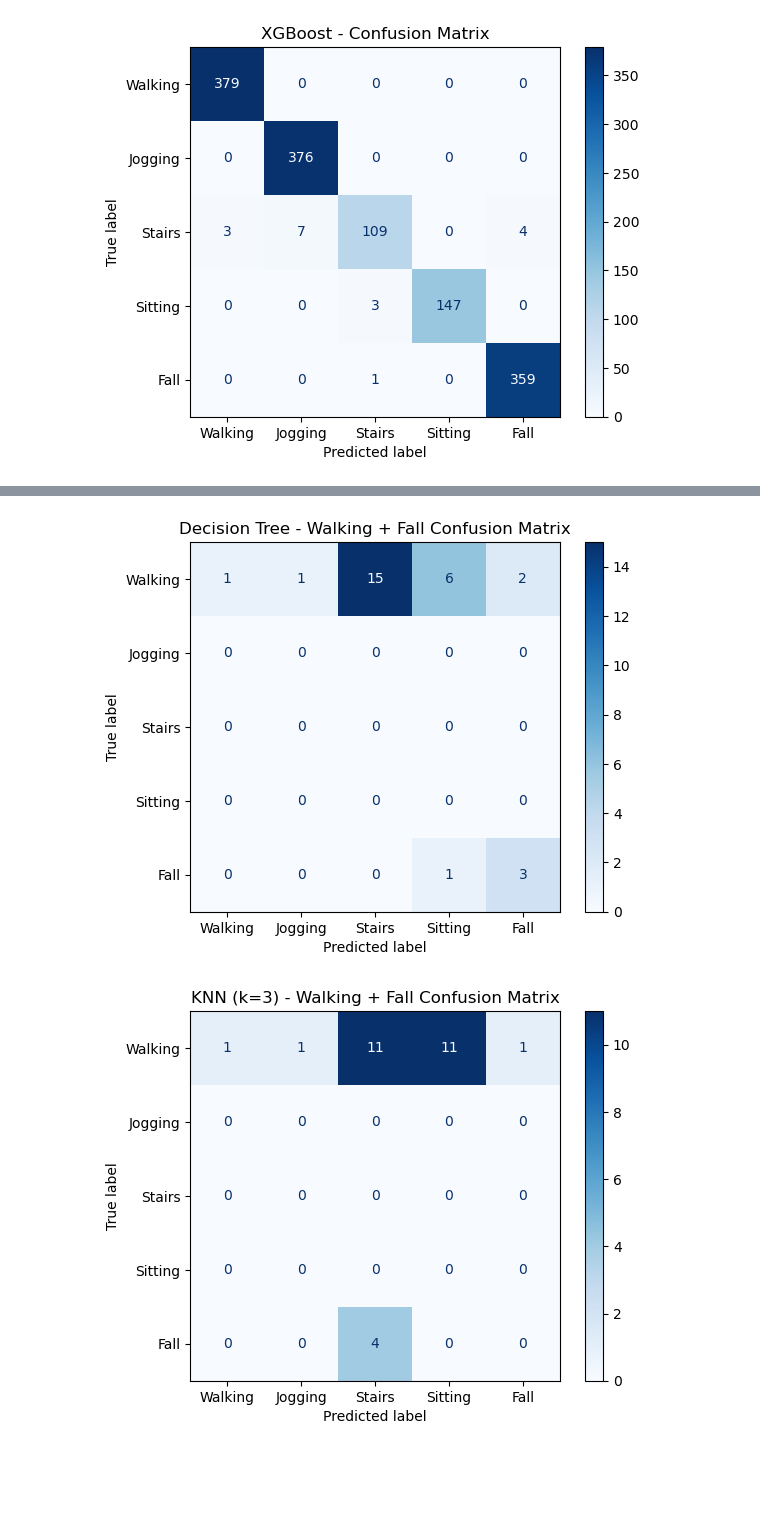
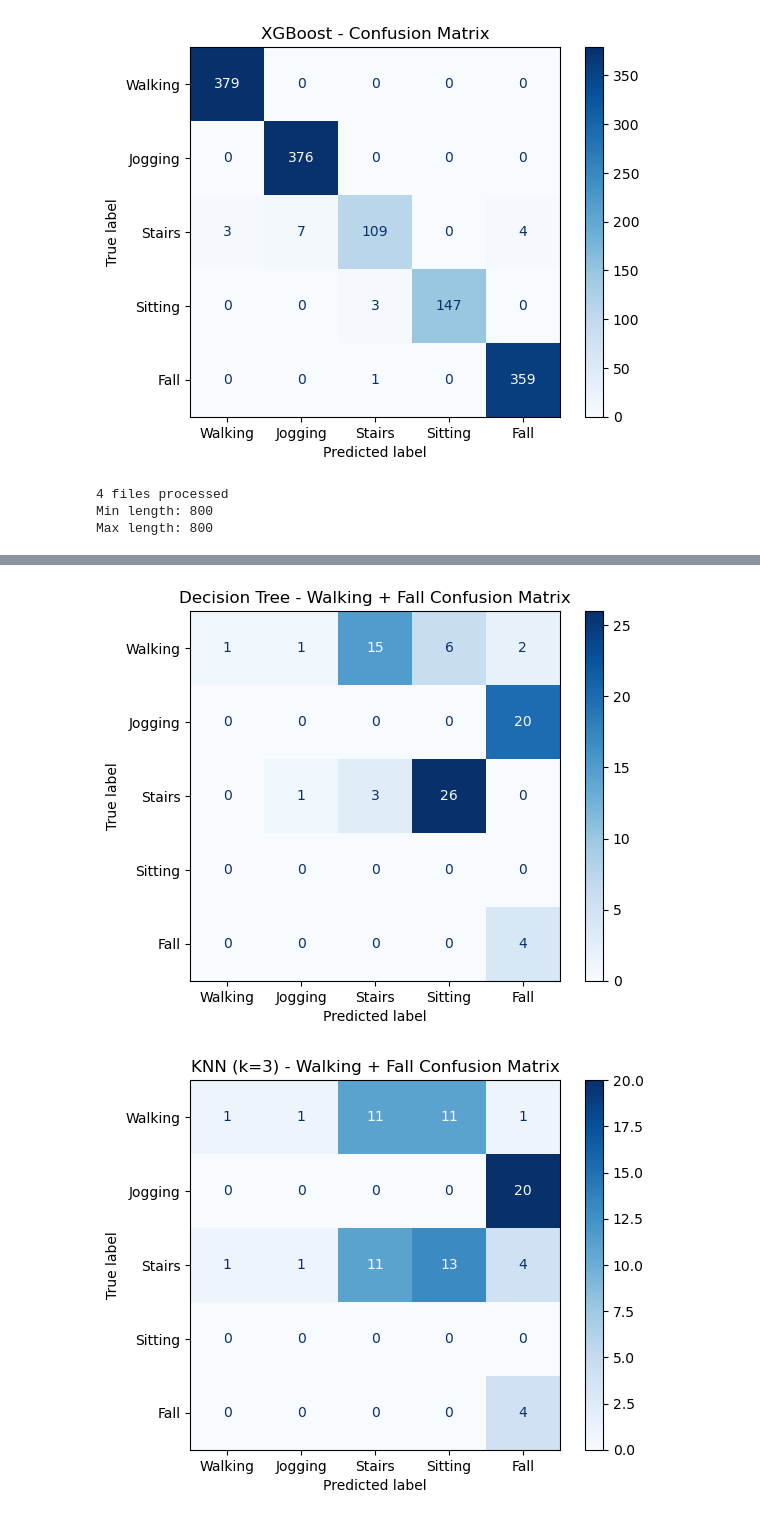
Before and after one commit to AliShrz/earpiece-fall-detection, a Jupyter notebook: trimmed_dataset.ipynb, the cells around one changed output, grey strips where cells are left out. Cells and saved outputs as stored; diff of their text form; code cells hidden in the pictures; blank space fills up the shorter version.

```diff
--- a/trimmed_dataset.ipynb
+++ b/trimmed_dataset.ipynb
@@ -579,29 +579,80 @@ from sklearn.metrics import confusion_matrix, ConfusionMatrixDisplay
 
 
 # Load walking data
-earpiece_data = pd.read_csv('earpiece/walking_7.csv')
-e_data_walk = earpiece_data[['X', 'Y', 'Z']].T.values
+earpiece_walk_data = pd.read_csv('earpiece/walking_7.csv')
+e_data_walk = earpiece_walk_data[['X', 'Y', 'Z']].T.values
 
-# Segment walking data into chunks of 800 samples
+earpiece_jogging_data = pd.read_csv('earpiece/jogging_3.csv')
+e_data_jogging = earpiece_jogging_data[['X', 'Y', 'Z']].T.values
+
+earpiece_stairs_data = pd.read_csv('earpiece/stairs_7.csv')
+e_data_stairs = earpiece_stairs_data[['X', 'Y', 'Z']].T.values
+
+# Segment data into chunks of 800 samples
 list_of_walk_segments = [
     e_data_walk[:, i*800:(i+1)*800].reshape(-1)
     for i in range(e_data_walk.shape[1] // 800)
 ]
+
+list_of_jogging_segments = [
+    e_data_jogging[:, i*800:(i+1)*800].reshape(-1)
+    for i in range(e_data_jogging.shape[1] // 800)
+]
+
+list_of_stairs_segments = [
+    e_data_stairs[:, i*800:(i+1)*800].reshape(-1)
+    for i in range(e_data_stairs.shape[1] // 800)
+]
+
 walk_data_array = np.stack(list_of_walk_segments)
 walk_features = np.array([extract_features(seg.reshape(3, 800)) for seg in walk_data_array])
 walk_labels = [0] * len(walk_features)  # 0 = walking
 
+jogging_data_array = np.stack(list_of_jogging_segments)
+jogging_features = np.array([extract_features(seg.reshape(3, 800)) for seg in jogging_data_array])
+jogging_labels = [1] * len(jogging_features)  # 1 = jogging
+
+stairs_data_array = np.stack(list_of_stairs_segments)
+stairs_features = np.array([extract_features(seg.reshape(3, 800)) for seg in stairs_data_array])
+stairs_labels = [2] * len(stairs_features)  # 2 = stairs
+
+
+
 # Load fall data (not segmented)
+# walk_files = ['walking_1.csv', 'walking_4.csv', 'walking_5.csv', 'walking_6.csv', 'walking_7.csv']
+# # walk_files = ['walking_1.csv', 'walking_2.csv', 'walking_3.csv', 'walking_4.csv', 'walking_5.csv', 'walking_6.csv', 'walking_7.csv']
+# walk_data_list = [pd.read_csv(f'earpiece/{f}')[['X', 'Y', 'Z']].T.values for f in walk_files]
+
+# # jogging_files = ['jogging_1.csv', 'jogging_2.csv', 'jogging_3.csv']
+# jogging_files = ['jogging_3.csv']
+# jogging_data_list = [pd.read_csv(f'earpiece/{f}')[['X', 'Y', 'Z']].T.values for f in jogging_files]
+
+# # stairs_files = ['stairs_1.csv', 'stairs_2.csv', 'stairs_3.csv', 'stairs_4.csv', 'stairs_5.csv', 'stairs_6.csv', 'stairs_7.csv', 'stairs_8.csv']
+# stairs_files = ['stairs_1.csv', 'stairs_2.csv', 'stairs_3.csv', 'stairs_4.csv', 'stairs_6.csv', 'stairs_7.csv', 'stairs_8.csv']
+# stairs_data_list = [pd.read_csv(f'earpiece/{f}')[['X', 'Y', 'Z']].T.values for f in stairs_files]
+
 fall_files = ['earpiece/fall_1.csv', 'earpiece/fall_2.csv', 'earpiece/fall_3.csv', 'earpiece/fall_4.csv']
 fall_data_list = [pd.read_csv(f)[['X', 'Y', 'Z']].T.values for f in fall_files]
 
+fall_data_list = fn.keep_from_peak(fall_data_list, 400)
+
+
 # Fall data assumed to be already shaped (3, 800)
+# walk_features = np.array([extract_features(seg) for seg in walk_data_list])
+# walk_labels = [0] * len(walk_features)  # 0 = walking
+
+# jogging_features = np.array([extract_features(seg) for seg in jogging_data_list])
+# jogging_labels = [1] * len(jogging_features)  # 1 = jogging
+
+# stairs_features = np.array([extract_features(seg) for seg in stairs_data_list])
+# stairs_labels = [2] * len(stairs_features)  # 2 = stairs
+
 fall_features = np.array([extract_features(seg) for seg in fall_data_list])
 fall_labels = [4] * len(fall_features)  # 4 = fall
 
 # Combine walking and fall features and labels
-X_combined = np.vstack([walk_features, fall_features])
-y_combined = np.array(walk_labels + fall_labels)
+X_combined = np.vstack([walk_features, jogging_features, stairs_features, fall_features])
+y_combined = np.array(walk_labels + jogging_labels + stairs_labels + fall_labels)
 
 # Evaluate models on combined data
 for name, model in models.items():
@@ -612,3 +663,6 @@ for name, model in models.items():
     plt.title(f"{name} - Walking + Fall Confusion Matrix")
     plt.show()
 # %% [output]
+4 files processed
+Min length: 800
+Max length: 800
@@ -616,2 +670,2 @@ for name, model in models.items():
-[figure, old version]
+[figure, new version]
-[figure, old version]
+[figure, new version]
```
Also changed, not shown: parts of 4 cells of this notebook.
